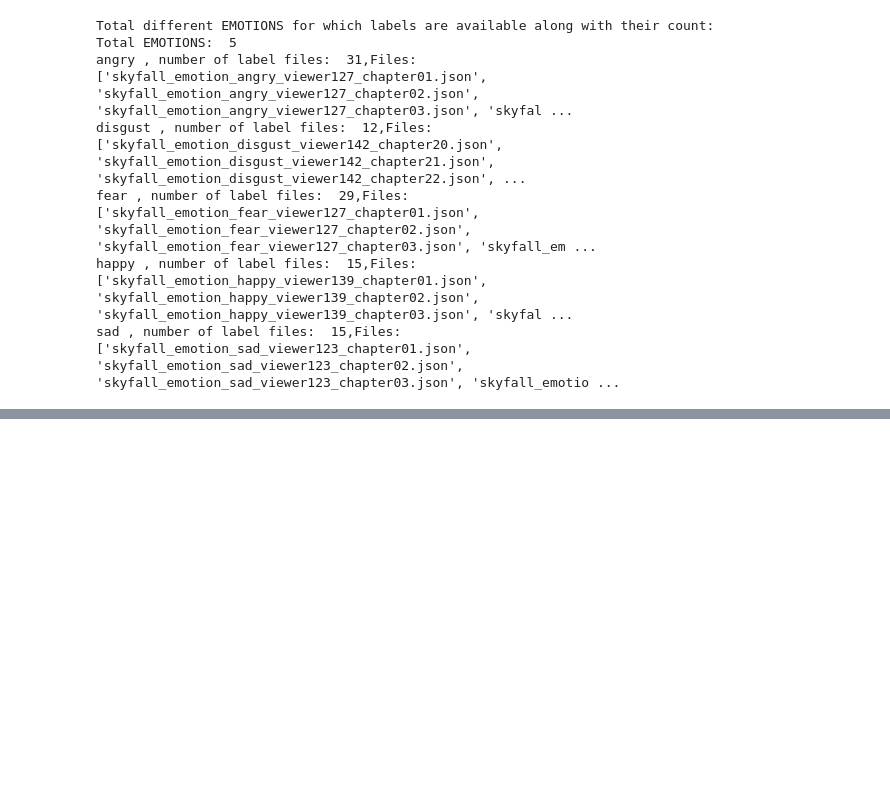
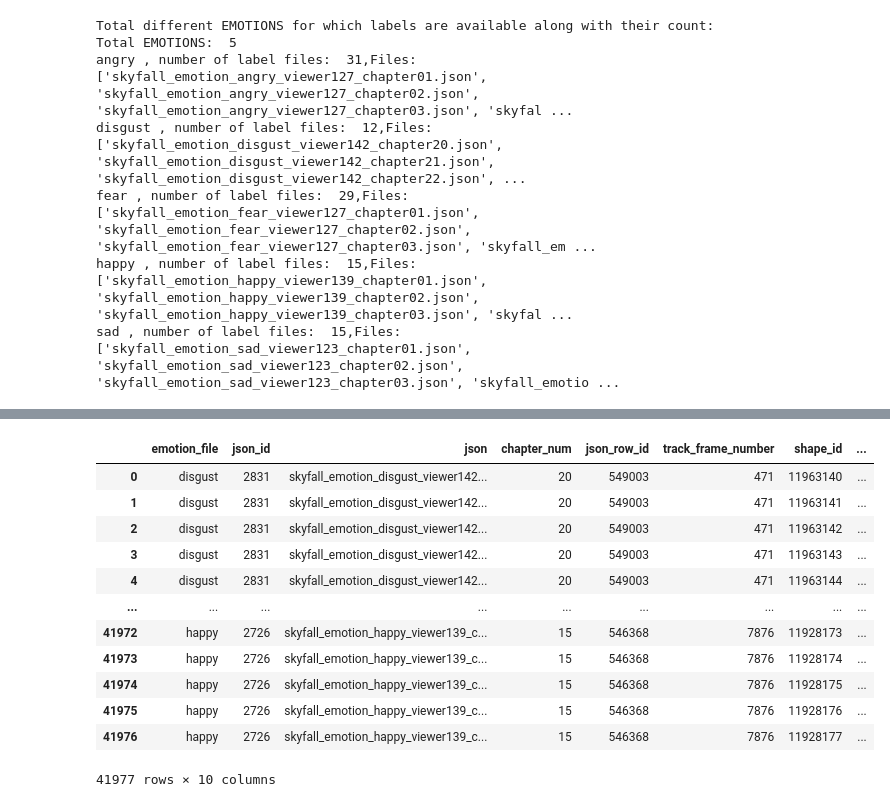
Before and after one commit to SteinwayThor/eeg-features-movies, a Jupyter notebook: EDA_and_Data_Extraction.ipynb, the cells around one changed output, grey strips where cells are left out. Drawn from its saved outputs; the diff is of its cells as text; code cells hidden in the pictures; blank space fills up the shorter version.

Commit message:
Remove null lists from emo attributes, clean the labels data

```diff
--- a/EDA_and_Data_Extraction.ipynb
+++ b/EDA_and_Data_Extraction.ipynb
@@ -426,4 +420,8 @@ dict_keys(['emotion_file', 'json_id', 'json', 'json_row_id', 'parent_frame_numbe
 # %%
+#new dataframe which merges all the json files that we have across emotions, then chapters, then json rows['tracks'], then shape rows withing each track row
+emotion_df = {'emotion_file': [], 'json_id': [], 'json': [], 'chapter_num': [], 'json_row_id': [], 'track_frame_number': [], \
+              'shape_id': [], 'shape_frame_number': [], 'emotion_value': [], 'character_val': []}
+all_possible_em_attributes = []
 for emotion in diff_emotions:
   for file_ in diff_emotions[emotion]:
     json_array = json.load(open(os.path.join(emotion_annotations_f, file_)))['tracks']
@@ -433,8 +431,9 @@ for emotion in diff_emotions:
         emotion_df['emotion_file'].append(emotion) #emotion in the file name of a json file
         #value from loop 2
         emotion_df['json'].append(file_) #name of the json file
+        emotion_df['chapter_num'].append(int(file_.split('_')[4][-7:-5])) #name of the json file
         #value from loop 3
-        emotion_df['parent_frame_number'].append(track['frame']) #frame in each row of json file
+        emotion_df['track_frame_number'].append(track['frame']) #frame in each row of json file
         emotion_df['json_row_id'].append(track['id']) #id for each row of a single json file
         emotion_df['json_id'].append(track['label_id']) #id for each json file
         emotion_df['character_val'].append(track['attributes'][0]['value'])  #'attributes': [{'spec_id': 7845, 'value': 'James'}]
@@ -442,4 +441,5 @@ for emotion in diff_emotions:
         #json array of shapes within the parent json's tracks key
         emotion_df['shape_frame_number'].append(shape['frame'])
         emotion_df['shape_id'].append(shape['id'])
-        emotion_df['emotion_value'].append(shape['attributes'])
+        emotion_df['emotion_value'].append([x['value'] for x in shape['attributes']])  #"attributes": [{"spec_id": 7883, "value": "N_A"}, {"spec_id": 7882, "value": "not_disgust"}
+        all_possible_em_attributes.extend([x['value'] for x in shape['attributes']])
@@ -464 +468,17 @@ emotion_df[not None emotion_df['emotion_value']]
+# %%
+emotion_df
+# %% [output]
+|  | emotion_file | json_id | json | chapter_num | json_row_id | track_frame_number | shape_id | ... |
+| 0 | disgust | 2831 | skyfall_emotion_disgust_viewer142... | 20 | 549003 | 471 | 11963140 | ... |
+| 1 | disgust | 2831 | skyfall_emotion_disgust_viewer142... | 20 | 549003 | 471 | 11963141 | ... |
+| 2 | disgust | 2831 | skyfall_emotion_disgust_viewer142... | 20 | 549003 | 471 | 11963142 | ... |
+| 3 | disgust | 2831 | skyfall_emotion_disgust_viewer142... | 20 | 549003 | 471 | 11963143 | ... |
+| 4 | disgust | 2831 | skyfall_emotion_disgust_viewer142... | 20 | 549003 | 471 | 11963144 | ... |
+| ... | ... | ... | ... | ... | ... | ... | ... | ... |
+| 41972 | happy | 2726 | skyfall_emotion_happy_viewer139_c... | 15 | 546368 | 7876 | 11928173 | ... |
+| 41973 | happy | 2726 | skyfall_emotion_happy_viewer139_c... | 15 | 546368 | 7876 | 11928174 | ... |
+| 41974 | happy | 2726 | skyfall_emotion_happy_viewer139_c... | 15 | 546368 | 7876 | 11928175 | ... |
+| 41975 | happy | 2726 | skyfall_emotion_happy_viewer139_c... | 15 | 546368 | 7876 | 11928176 | ... |
+| 41976 | happy | 2726 | skyfall_emotion_happy_viewer139_c... | 15 | 546368 | 7876 | 11928177 | ... |
+41977 rows × 10 columns
 # %%
```
Also changed, not shown: parts of 19 cells of this notebook.
